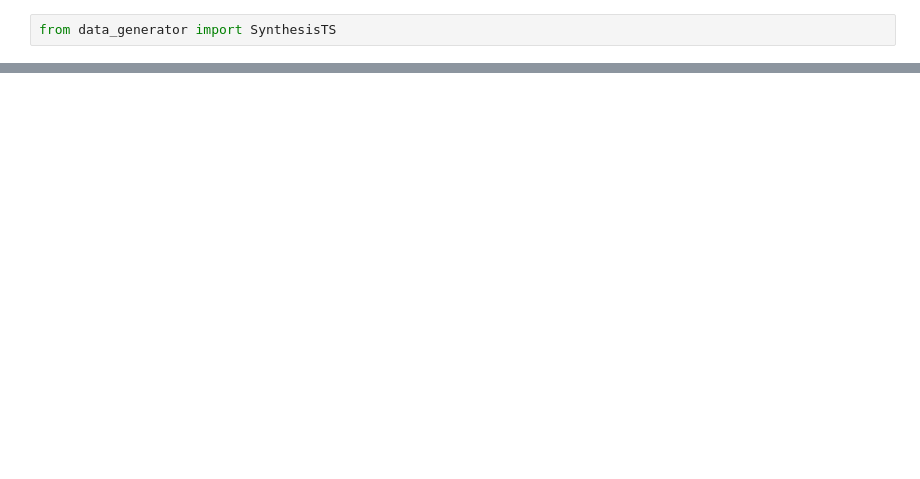
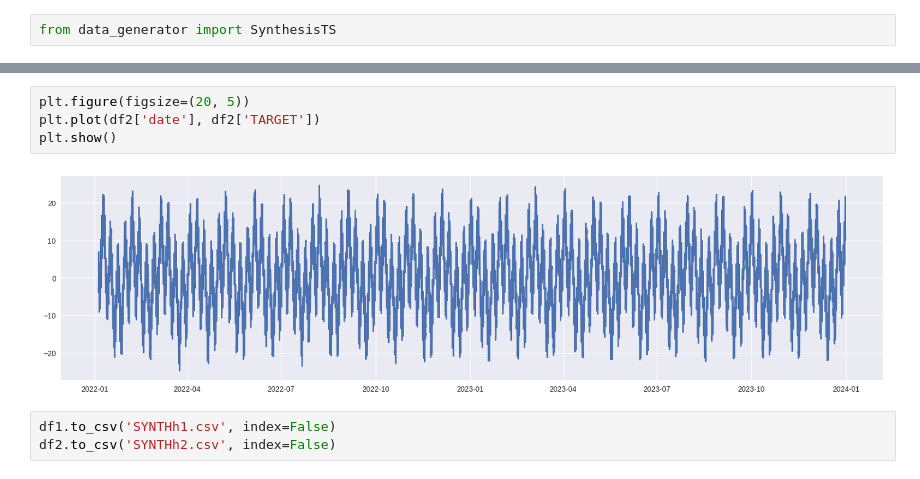
Before and after one commit to anasashb/TransformersEnergyTS, a Jupyter notebook: internal_demos/data_generator_demo.ipynb, the cells around one changed output, grey strips where cells are left out. Cells and saved outputs as stored; diff of their text form; blank space fills up the shorter version.

```diff
--- a/internal_demos/data_generator_demo.ipynb
+++ b/internal_demos/data_generator_demo.ipynb
@@ -31,0 +90,9 @@ plt.show()
+# %%
+plt.figure(figsize=(20, 5))
+plt.plot(df2['date'], df2['TARGET'])
+plt.show()
+# %% [output]
+[figure, added]
+# %%
+df1.to_csv('SYNTHh1.csv', index=False)
+df2.to_csv('SYNTHh2.csv', index=False)
```
Also changed, not shown: parts of 18 cells of this notebook.
